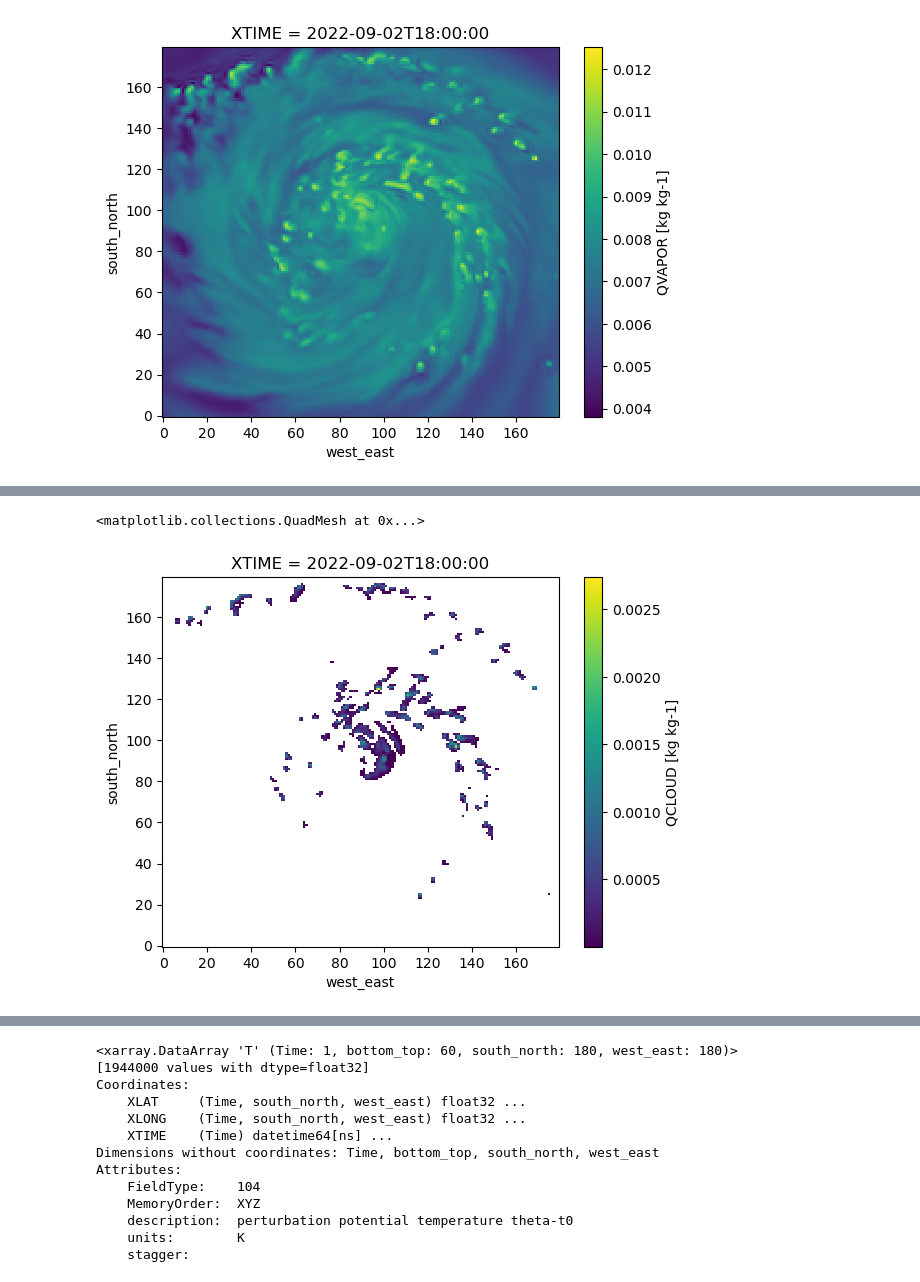
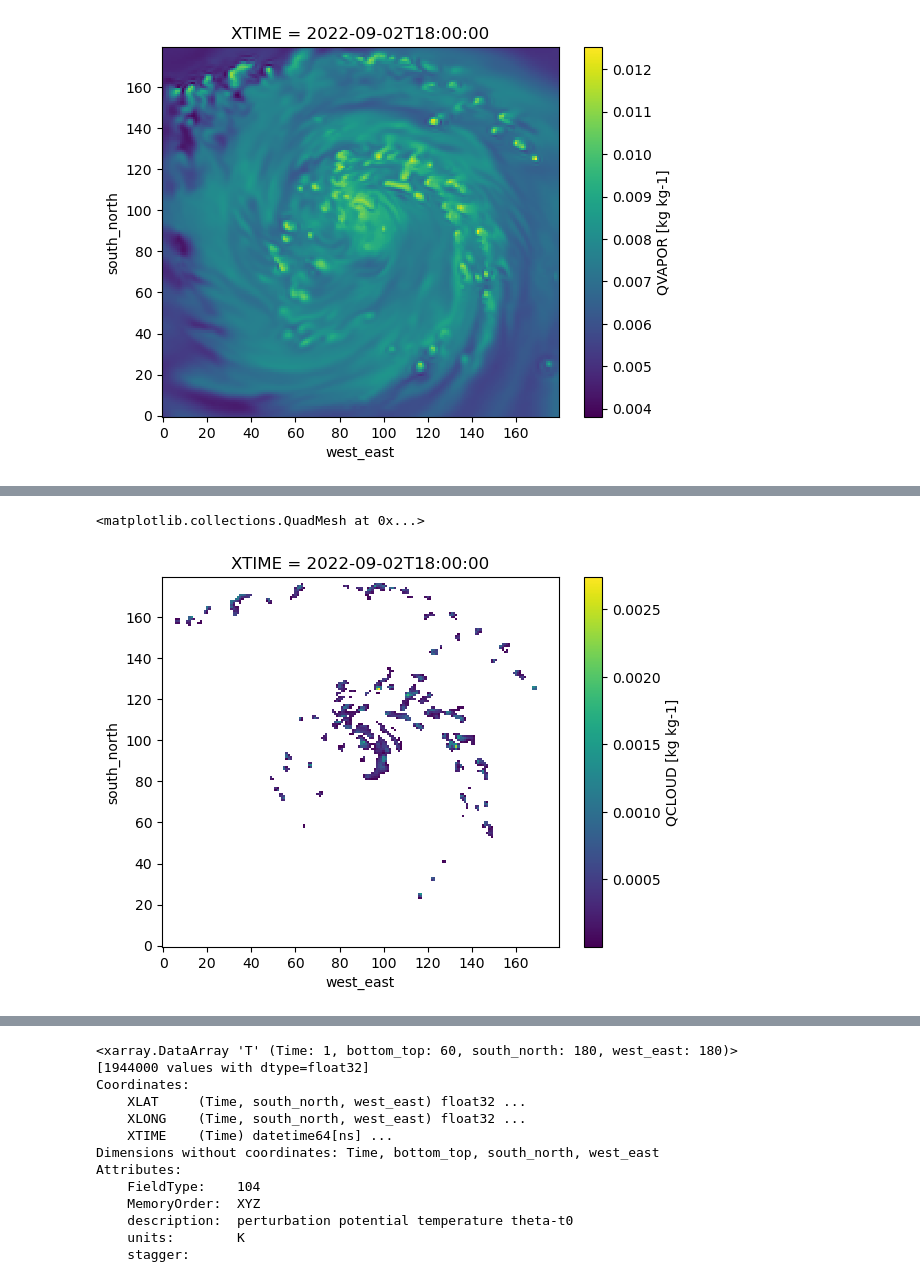
Before and after one commit to snigsam/VaporLakes, a Jupyter notebook: WRF_moisture_surgery.ipynb, the cells around one changed output, grey strips where cells are left out. Cells and saved outputs as stored; diff of their text form; code cells hidden in the pictures.

```diff
--- a/WRF_moisture_surgery.ipynb
+++ b/WRF_moisture_surgery.ipynb
@@ -43,5 +40,5 @@ ds.QVAPOR[0][23].plot()
 # %%
-ds.QCLOUD.where(ds.QCLOUD >0)[0,23].plot()
+ds.QCLOUD.where(ds.QCLOUD >1e-7)[0,23].plot()
 # %% [output]
 <matplotlib.collections.QuadMesh at 0x...>
-[figure, old version]
+[figure, new version]
```
Also changed, not shown: parts of 9 cells of this notebook.
